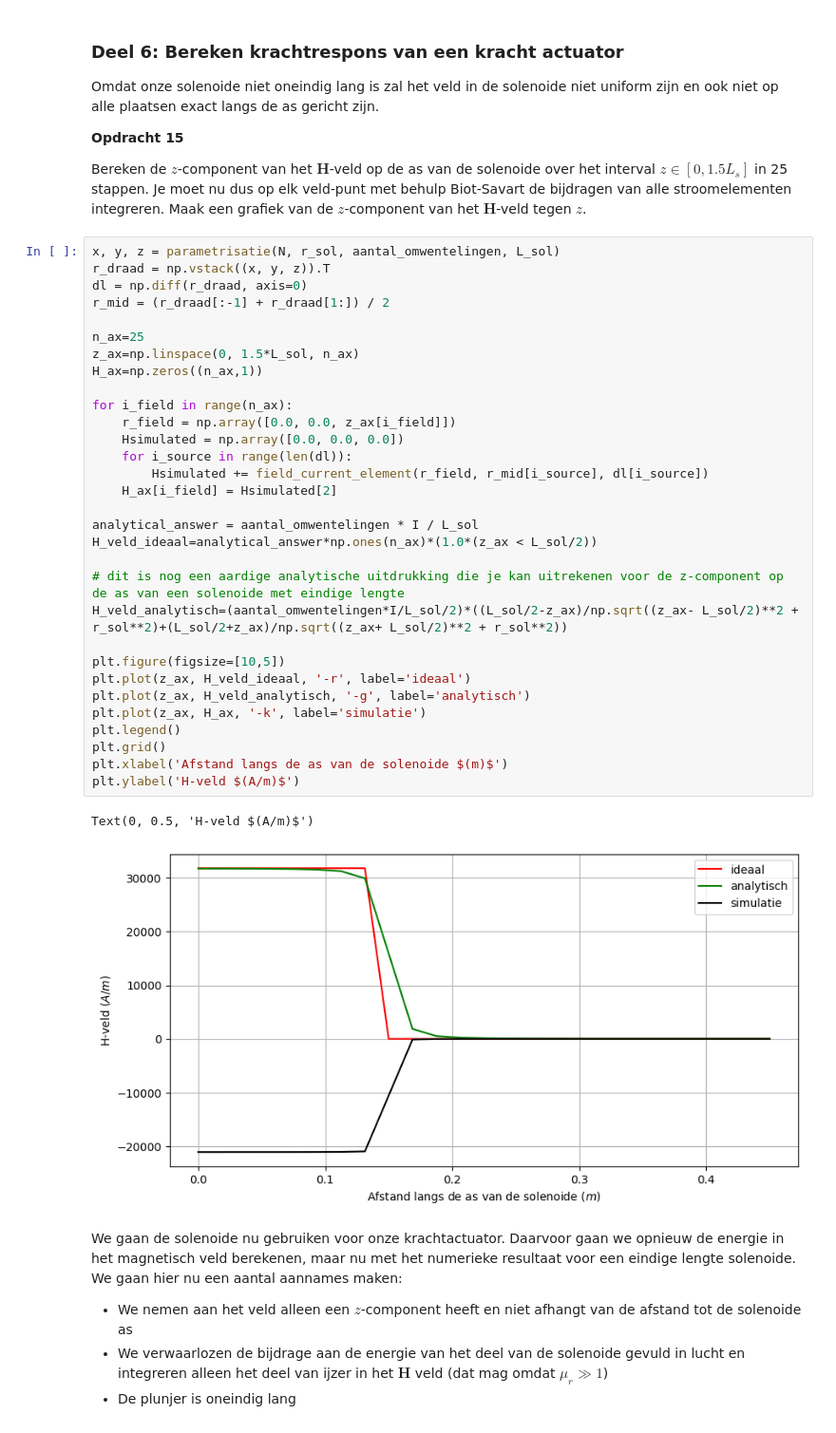
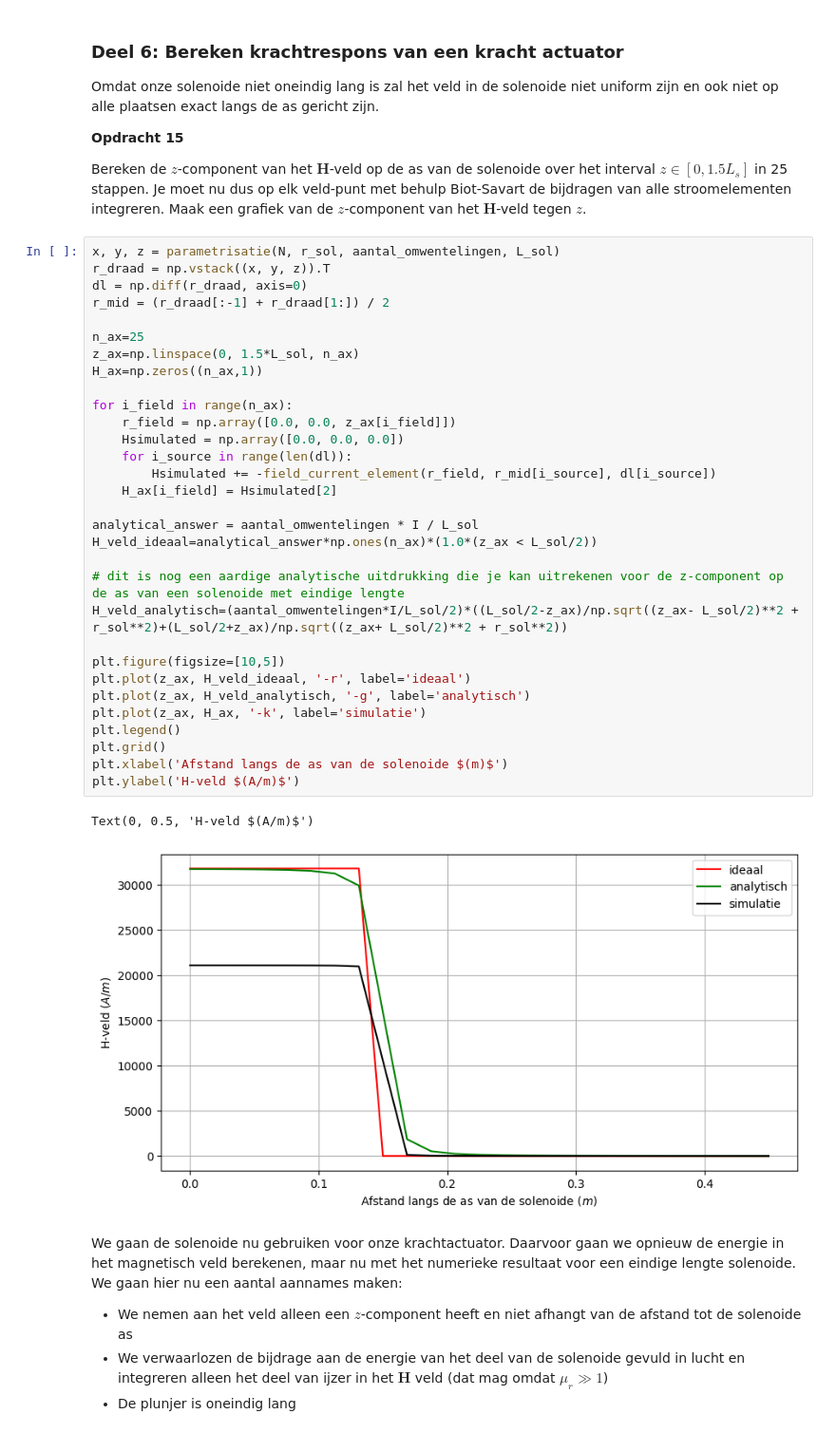
Before and after one commit to HugoRuttenTU/opdrachten-DEF-D, a Jupyter notebook: 2KrachtactuatorOpdracht/2KrachtactuatorOpdracht/KrachtactuatorOpdracht.ipynb, the cells around one changed output. Shown at 95% size. Cells and saved outputs as stored; diff of their text form.

```diff
--- a/2KrachtactuatorOpdracht/2KrachtactuatorOpdracht/KrachtactuatorOpdracht.ipynb
+++ b/2KrachtactuatorOpdracht/2KrachtactuatorOpdracht/KrachtactuatorOpdracht.ipynb
@@ -472,35 +472,35 @@ x, y, z = parametrisatie(N, r_sol, aantal_omwentelingen, L_sol)
 r_draad = np.vstack((x, y, z)).T
 dl = np.diff(r_draad, axis=0)
 r_mid = (r_draad[:-1] + r_draad[1:]) / 2
 
 n_ax=25
 z_ax=np.linspace(0, 1.5*L_sol, n_ax)
 H_ax=np.zeros((n_ax,1))
 
 for i_field in range(n_ax):
     r_field = np.array([0.0, 0.0, z_ax[i_field]])
     Hsimulated = np.array([0.0, 0.0, 0.0])
     for i_source in range(len(dl)):
-        Hsimulated += field_current_element(r_field, r_mid[i_source], dl[i_source])
+        Hsimulated += -field_current_element(r_field, r_mid[i_source], dl[i_source])
     H_ax[i_field] = Hsimulated[2]
 
 analytical_answer = aantal_omwentelingen * I / L_sol
 H_veld_ideaal=analytical_answer*np.ones(n_ax)*(1.0*(z_ax < L_sol/2))
 
 # dit is nog een aardige analytische uitdrukking die je kan uitrekenen voor de z-component op de as van een solenoide met eindige lengte
 H_veld_analytisch=(aantal_omwentelingen*I/L_sol/2)*((L_sol/2-z_ax)/np.sqrt((z_ax- L_sol/2)**2 + r_sol**2)+(L_sol/2+z_ax)/np.sqrt((z_ax+ L_sol/2)**2 + r_sol**2))
 
 plt.figure(figsize=[10,5])
 plt.plot(z_ax, H_veld_ideaal, '-r', label='ideaal')
 plt.plot(z_ax, H_veld_analytisch, '-g', label='analytisch')
 plt.plot(z_ax, H_ax, '-k', label='simulatie')
 plt.legend()
 plt.grid()
 plt.xlabel('Afstand langs de as van de solenoide $(m)$')
 plt.ylabel('H-veld $(A/m)$')
 # %% [output]
 Text(0, 0.5, 'H-veld $(A/m)$')
-[figure, old version]
+[figure, new version]
 # %% [markdown]
 We gaan de solenoide nu gebruiken voor onze krachtactuator. Daarvoor gaan we opnieuw de energie in het magnetisch veld berekenen, maar nu met het numerieke resultaat voor een eindige lengte solenoide. We gaan hier nu een aantal aannames maken:
 * We nemen aan het veld alleen een $z$-component heeft en niet afhangt van de afstand tot de solenoide as
```
Also changed, not shown: parts of 1 cell of this notebook.
